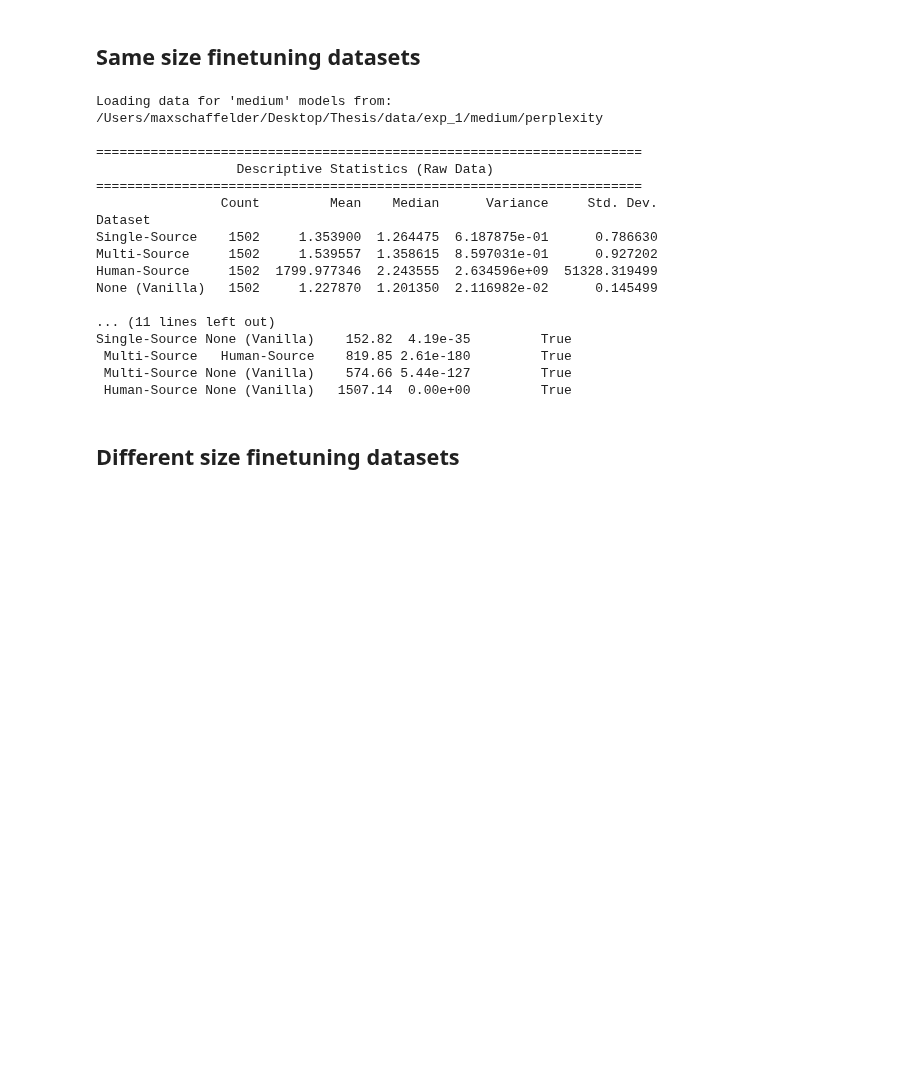
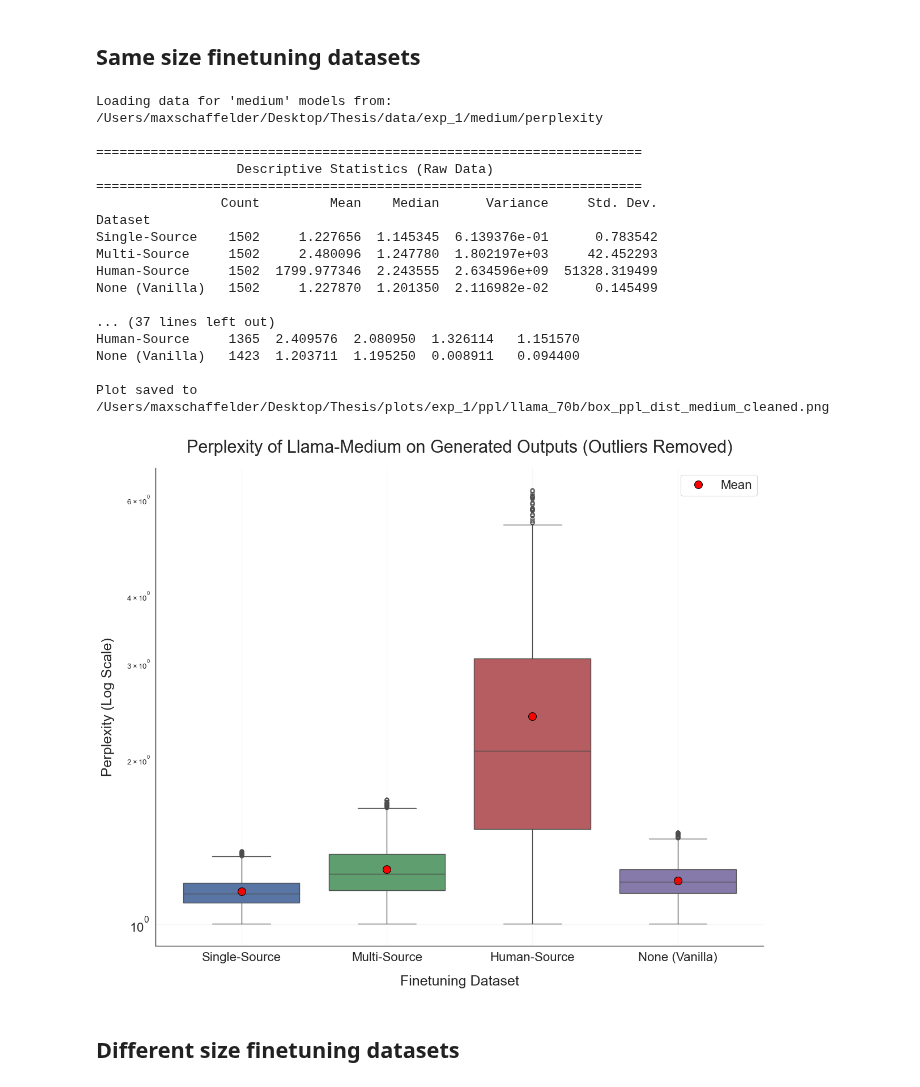
Before and after one commit to maxschaffelder/synthetic_data_diversity, a Jupyter notebook: exp_1/metric_calculation/perplexity/perplexity.ipynb, the cells around one changed output. Cells and saved outputs as stored; diff of their text form; code cells hidden in the pictures; blank space fills up the shorter version.

```diff
--- a/exp_1/metric_calculation/perplexity/perplexity.ipynb
+++ b/exp_1/metric_calculation/perplexity/perplexity.ipynb
@@ -579,19 +566,20 @@ Content: - Eat more plant-based foods, such as fruits, vegetables, whole grains,
 
 BASE_PATH = "/Users/maxschaffelder/Desktop/Thesis"
 EXPERIMENT = "exp_1"
+MODEL_SIZE = "medium"
 DATA_SIZE = "medium"
-PPL_DATA_PATH = os.path.join(BASE_PATH, "data", EXPERIMENT, DATA_SIZE, "perplexity")
-PLOTS_PATH = os.path.join(BASE_PATH, "plots", EXPERIMENT, "ppl")
+PPL_DATA_PATH = os.path.join(BASE_PATH, "data", EXPERIMENT, MODEL_SIZE, "perplexity")
+PLOTS_PATH = os.path.join(BASE_PATH, "plots", EXPERIMENT, "ppl", "llama_70b")
 SIGNIFICANCE_LEVEL = 0.05
 
 # Analysis options
-REMOVE_OUTLIERS = False
+REMOVE_OUTLIERS = True
 OUTLIER_REMOVAL_FACTOR = 1.5 # For IQR method: 1.5 is standard, 3 is more conservative
 
 # Define datasets in the desired order for plotting and analysis
 DATASETS_CONFIG = [
-    ("Single-Source", "ppl_lora_llama_70b_single_small.jsonl"),
-    ("Multi-Source", "ppl_lora_llama_70b_multi_small.jsonl"),
+    ("Single-Source", f"ppl_lora_llama_70b_single_{DATA_SIZE}.jsonl"),
+    ("Multi-Source", f"ppl_lora_llama_70b_multi_{DATA_SIZE}.jsonl"),
     ("Human-Source", "ppl_lora_llama_70b_human.jsonl"),
     ("None (Vanilla)", "ppl_vanilla_llama_70b.jsonl")
 ]
@@ -601,7 +589,7 @@ os.makedirs(PLOTS_PATH, exist_ok=True)
 # ==============================================================================
 # EXECUTION
 # ==============================================================================
-print(f"Loading data for '{DATA_SIZE}' models from: {PPL_DATA_PATH}")
+print(f"Loading data for '{MODEL_SIZE}' models from: {PPL_DATA_PATH}")
 raw_perplexities = load_perplexity_data(PPL_DATA_PATH, DATASETS_CONFIG)
 
 if raw_perplexities:
@@ -612,43 +600,44 @@ if raw_perplexities:
     plot_suffix = ""
 
     if REMOVE_OUTLIERS:
         final_perplexities = remove_outliers_iqr(raw_perplexities, factor=OUTLIER_REMOVAL_FACTOR)
         _print_header("Descriptive Statistics (Cleaned Data)")
         print(calculate_statistics(final_perplexities))
         plot_suffix = " (Outliers Removed)"
 
     # --- Generate Plot ---
     stats_df = calculate_statistics(final_perplexities)
-    #plot_perplexity_distributions(final_perplexities, stats_df, DATA_SIZE, suffix=plot_suffix, output_path=PLOTS_PATH)
+    plot_perplexity_distributions(final_perplexities, stats_df, MODEL_SIZE, suffix=plot_suffix, output_path=PLOTS_PATH)
     #plot_perplexity_distributions_no_human(final_perplexities, stats_df, DATA_SIZE, suffix=plot_suffix, output_path=None)
     #plot_perplexity_histograms(final_perplexities, stats_df, DATA_SIZE, suffix=plot_suffix, output_path=PLOTS_PATH, xlim=(0.8, 1.8), ylim=(0, 6.5), bin_width=0.02)
 
     # --- Perform Statistical Tests on Final Data ---
     #levene_test_func = lambda *args: stats.levene(*args, center='median')
     #run_statistical_test(levene_test_func, final_perplexities, SIGNIFICANCE_LEVEL, "Homogeneity of Variance (Levene's Test)", "Levene's")
 
-    kruskal_test_func = lambda *args: stats.kruskal(*args)
-    run_statistical_test(kruskal_test_func, final_perplexities, SIGNIFICANCE_LEVEL, "Difference in Distributions (Kruskal-Wallis)", "Mann-Whitney U")
+    #kruskal_test_func = lambda *args: stats.kruskal(*args)
+    #run_statistical_test(kruskal_test_func, final_perplexities, SIGNIFICANCE_LEVEL, "Difference in Distributions (Kruskal-Wallis)", "Mann-Whitney U")
 else:
     print("Could not load perplexity data. Please check configuration.")
 # %% [output]
 Loading data for 'medium' models from: /Users/maxschaffelder/Desktop/Thesis/data/exp_1/medium/perplexity
 
 ======================================================================
                   Descriptive Statistics (Raw Data)
 ======================================================================
                 Count         Mean    Median      Variance     Std. Dev.
 Dataset
-Single-Source    1502     1.353900  1.264475  6.187875e-01      0.786630
-Multi-Source     1502     1.539557  1.358615  8.597031e-01      0.927202
+Single-Source    1502     1.227656  1.145345  6.139376e-01      0.783542
+Multi-Source     1502     2.480096  1.247780  1.802197e+03     42.452293
 Human-Source     1502  1799.977346  2.243555  2.634596e+09  51328.319499
 None (Vanilla)   1502     1.227870  1.201350  2.116982e-02      0.145499
 
-... (11 lines left out)
-Single-Source None (Vanilla)    152.82  4.19e-35         True
- Multi-Source   Human-Source    819.85 2.61e-180         True
- Multi-Source None (Vanilla)    574.66 5.44e-127         True
- Human-Source None (Vanilla)   1507.14  0.00e+00         True
+... (37 lines left out)
+Human-Source     1365  2.409576  2.080950  1.326114   1.151570
+None (Vanilla)   1423  1.203711  1.195250  0.008911   0.094400
+
+Plot saved to /Users/maxschaffelder/Desktop/Thesis/plots/exp_1/ppl/llama_70b/box_ppl_dist_medium_cleaned.png
+[figure, added]
 # %% [markdown]
 ## Different size finetuning datasets
 # %% [markdown]
```
Also changed, not shown: parts of 3 cells of this notebook.
